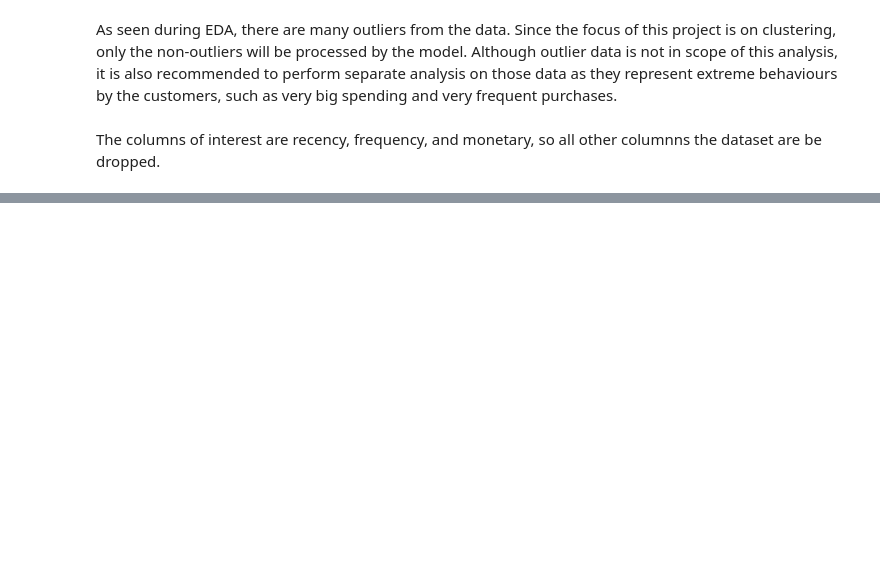
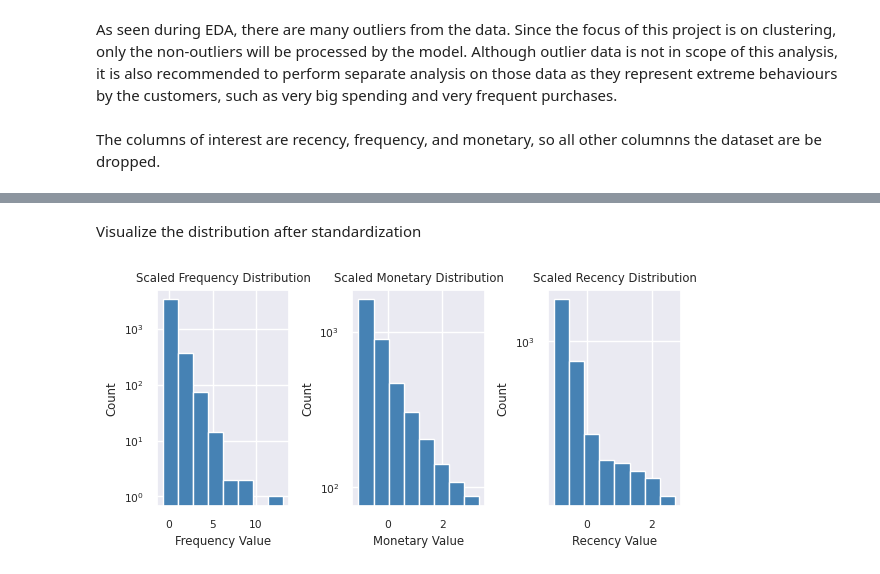
Before and after one commit to ds-edu/DataScienceCapstone_OnlineRetail, a Jupyter notebook: notebooks/Preprocessing.ipynb, the cells around one changed output, grey strips where cells are left out. Cells and saved outputs as stored; diff of their text form; code cells hidden in the pictures; blank space fills up the shorter version.

```diff
--- a/notebooks/Preprocessing.ipynb
+++ b/notebooks/Preprocessing.ipynb
@@ -134,0 +224,13 @@ df_rfm_scaled.to_csv("../data/interim/online_retail_preprocessed.csv",  index=Fa
+# %%
+from sklearn.preprocessing import StandardScaler
+
+scaler = StandardScaler()
+rfm_scaled = scaler.fit_transform(df)
+
+df_scaled = pd.DataFrame(rfm_scaled, columns=rfm_cols, index=rfm_idx)
+
+log_changes(df_scaled.shape[0], 'Scaled RFM records for modeling')
+
+# Check if normalized. Mean ~ 0 and Standard Deviation ~ 1.
+print(df_scaled.mean())
+print('\n', df_scaled.std(ddof=0))
@@ -134,0 +247,19 @@ df_rfm_scaled.to_csv("../data/interim/online_retail_preprocessed.csv",  index=Fa
+# %% [markdown]
+Visualize the distribution after standardization
+# %%
+sns.set(font_scale=0.7, style='darkgrid')
+fig, axes = plt.subplots(nrows=1,ncols=3, figsize=(6,3), squeeze=False)
+
+for idx, col in enumerate(rfm_cols):
+
+    axes[0][idx].hist(df_scaled[col], bins=8, color='steelblue')
+    axes[0][idx].set_xlabel(col + ' Value')
+    axes[0][idx].set_ylabel('Count')
+    axes[0][idx].set_yscale('log')
+    # plt.axvline(df_rfm_col[col].mean(), size)
+    axes[0][idx].set_title('Scaled ' + col + ' Distribution')
+
+plt.tight_layout()
+plt.show()
+# %% [output]
+[figure, added]
```
Also changed, not shown: parts of 43 cells of this notebook.
